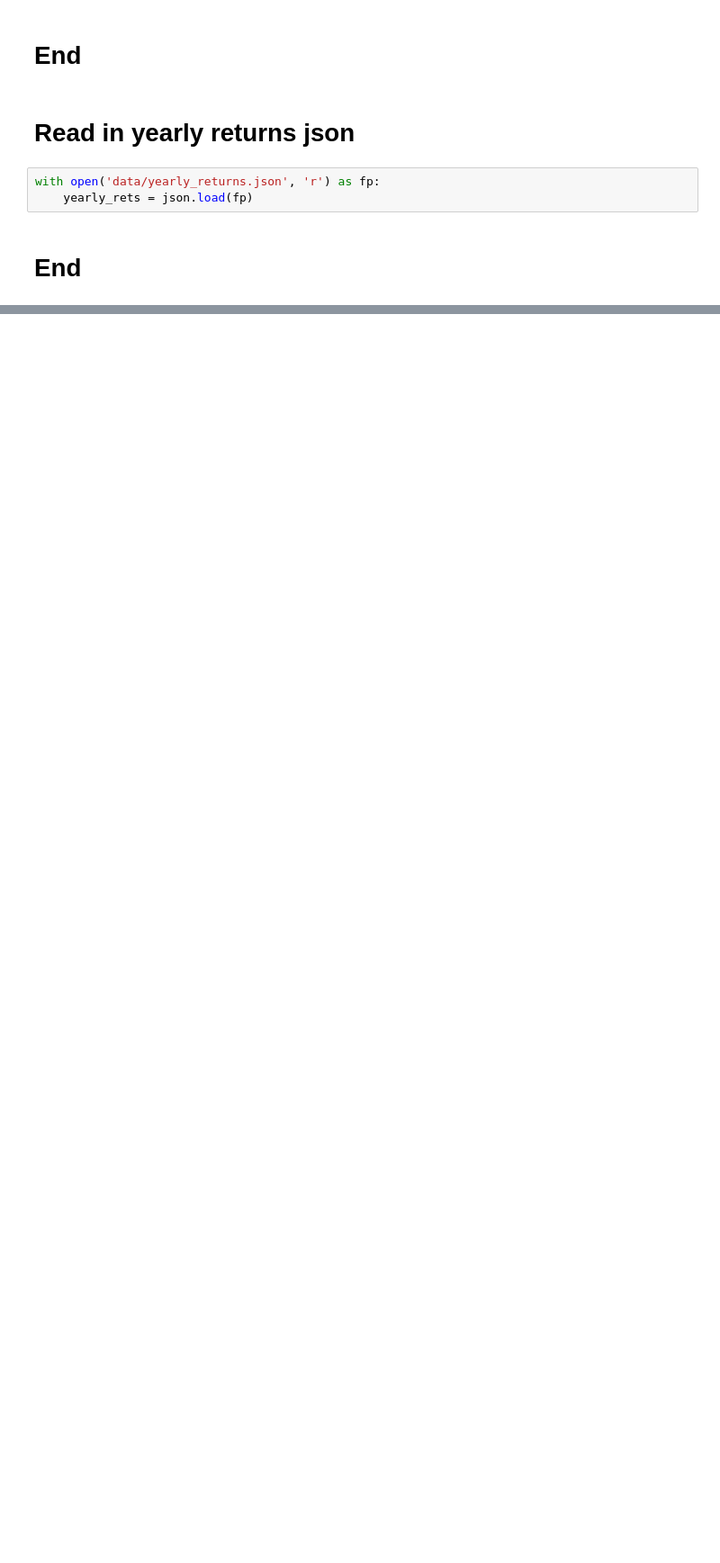
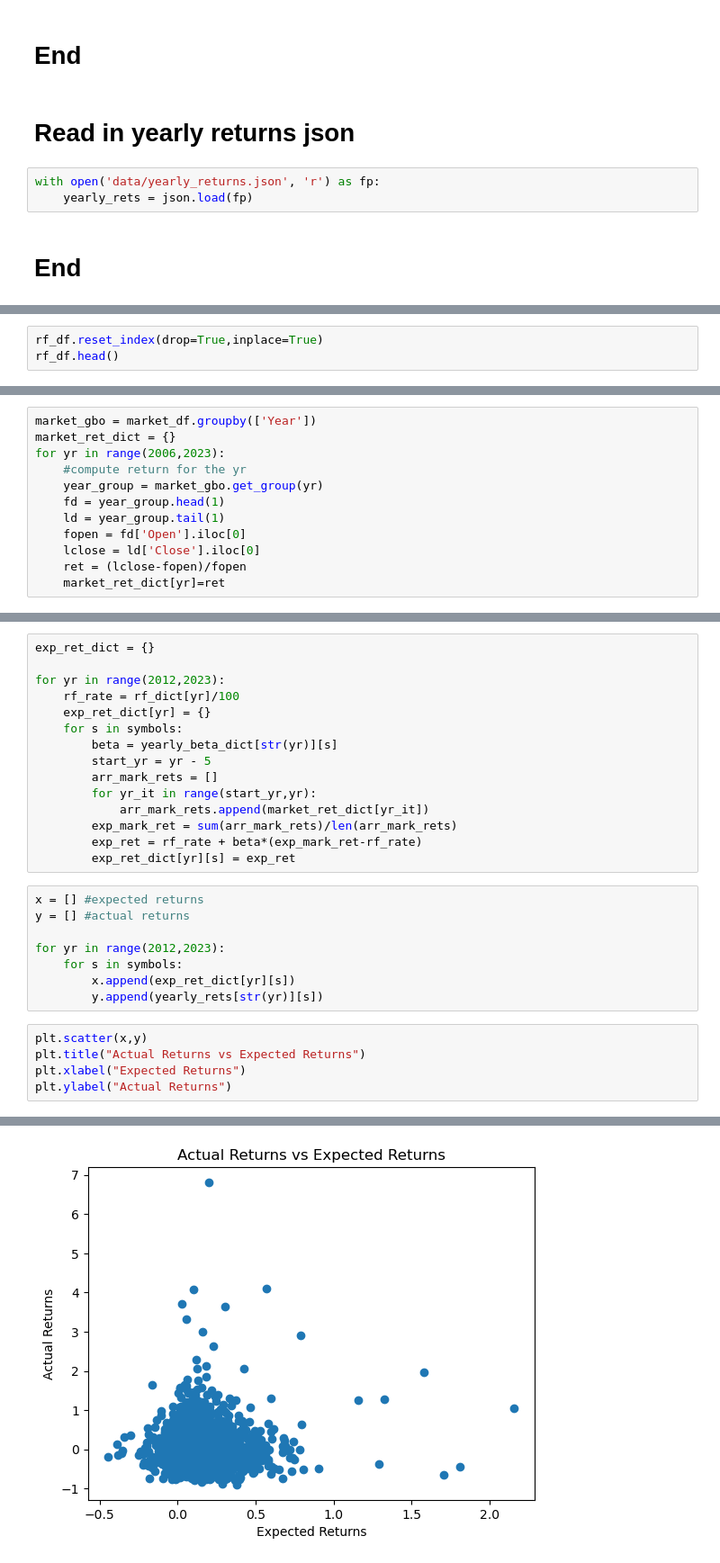
Before and after one commit to ijamil1/factormodels_and_portfolio_optimization, a Jupyter notebook: beta.ipynb, the cells around one changed output, grey strips where cells are left out. Shown: that part at 90% size. Saved outputs shown, nothing was run; the diff lists cells and outputs as text; blank space fills up the shorter version.

Commit message:
analyzed beta's relationship with returns and capm

```diff
--- a/beta.ipynb
+++ b/beta.ipynb
@@ -510,0 +796,3 @@ Correlation coefficientt of 0.125 implies weak positive linear association betwe
+# %%
+rf_df.reset_index(drop=True,inplace=True)
+rf_df.head()
@@ -510,0 +823,12 @@ Correlation coefficientt of 0.125 implies weak positive linear association betwe
+# %%
+market_gbo = market_df.groupby(['Year'])
+market_ret_dict = {}
+for yr in range(2006,2023):
+    #compute return for the yr
+    year_group = market_gbo.get_group(yr)
+    fd = year_group.head(1)
+    ld = year_group.tail(1)
+    fopen = fd['Open'].iloc[0]
+    lclose = ld['Close'].iloc[0]
+    ret = (lclose-fopen)/fopen
+    market_ret_dict[yr]=ret
@@ -510,0 +837,29 @@ Correlation coefficientt of 0.125 implies weak positive linear association betwe
+# %%
+exp_ret_dict = {}
+
+for yr in range(2012,2023):
+    rf_rate = rf_dict[yr]/100
+    exp_ret_dict[yr] = {}
+    for s in symbols:
+        beta = yearly_beta_dict[str(yr)][s]
+        start_yr = yr - 5
+        arr_mark_rets = []
+        for yr_it in range(start_yr,yr):
+            arr_mark_rets.append(market_ret_dict[yr_it])
+        exp_mark_ret = sum(arr_mark_rets)/len(arr_mark_rets)
+        exp_ret = rf_rate + beta*(exp_mark_ret-rf_rate)
+        exp_ret_dict[yr][s] = exp_ret
+# %%
+x = [] #expected returns
+y = [] #actual returns
+
+for yr in range(2012,2023):
+    for s in symbols:
+        x.append(exp_ret_dict[yr][s])
+        y.append(yearly_rets[str(yr)][s])
+# %%
+plt.scatter(x,y)
+plt.title("Actual Returns vs Expected Returns")
+plt.xlabel("Expected Returns")
+plt.ylabel("Actual Returns")
+# %% [output]
@@ -510,0 +867 @@ Correlation coefficientt of 0.125 implies weak positive linear association betwe
+[figure, added]
```
Also changed, not shown: parts of 74 cells of this notebook.
